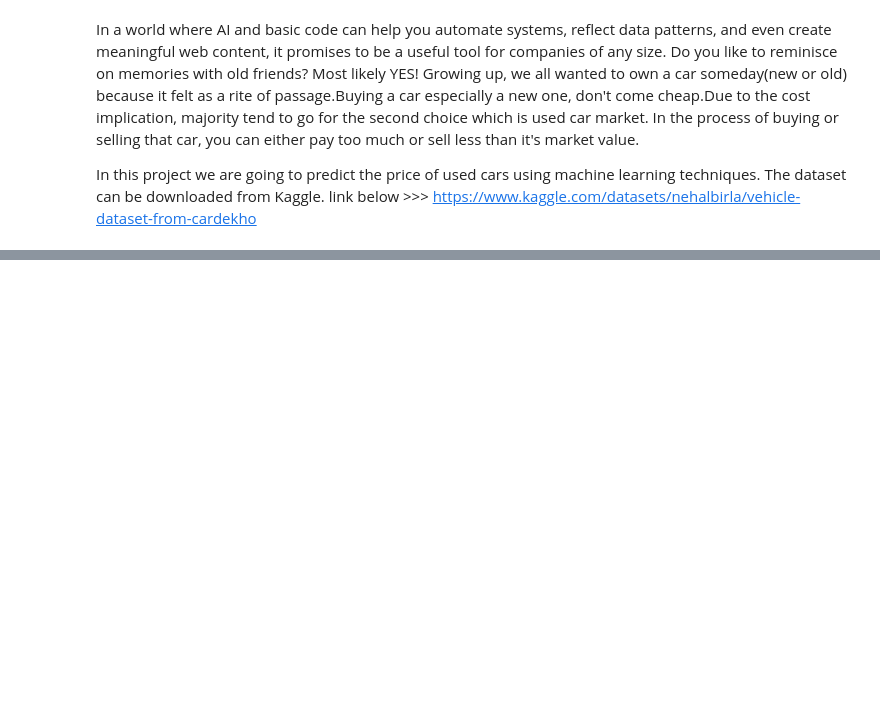
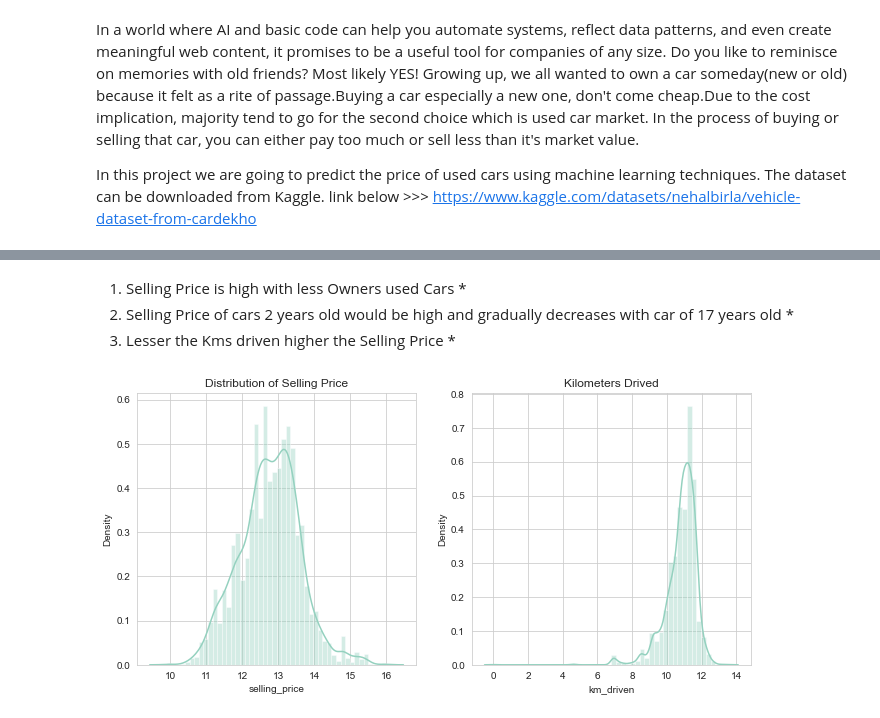
Before and after one commit to buriihenry/Used-Car-Price-Prediction, a Jupyter notebook: Used_Car_Price_Prediction.ipynb, the cells around one changed output, grey strips where cells are left out. Drawn from its saved outputs; the diff is of its cells as text; code cells hidden in the pictures; blank space fills up the shorter version.

```diff
--- a/Used_Car_Price_Prediction.ipynb
+++ b/Used_Car_Price_Prediction.ipynb
@@ -20,0 +185,21 @@ sns.set_palette("GnBu_d")
+# %% [markdown]
+1. Selling Price is high with less Owners used Cars *
+2. Selling Price of cars 2 years old would be high and gradually decreases with car of 17 years old *
+3. Lesser the Kms driven higher the Selling Price *
+# %%
+plt.figure(figsize=[17,5])
+
+plt.subplot(1,3,2)
+sns.distplot(np.log(df['selling_price']))
+plt.title('Distribution of Selling Price')
+
+
+plt.subplot(1,3,3)
+sns.distplot(np.log(df['km_driven']))
+plt.title('Distribution of KMS Drived')
+
+
+plt.title('Kilometers Drived')
+plt.show()
+# %% [output]
+[figure, added]
```
Also changed, not shown: parts of 21 cells of this notebook.
